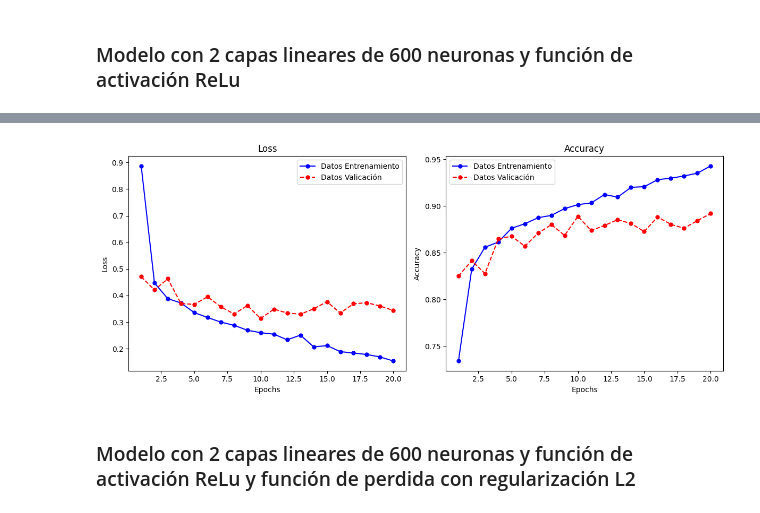
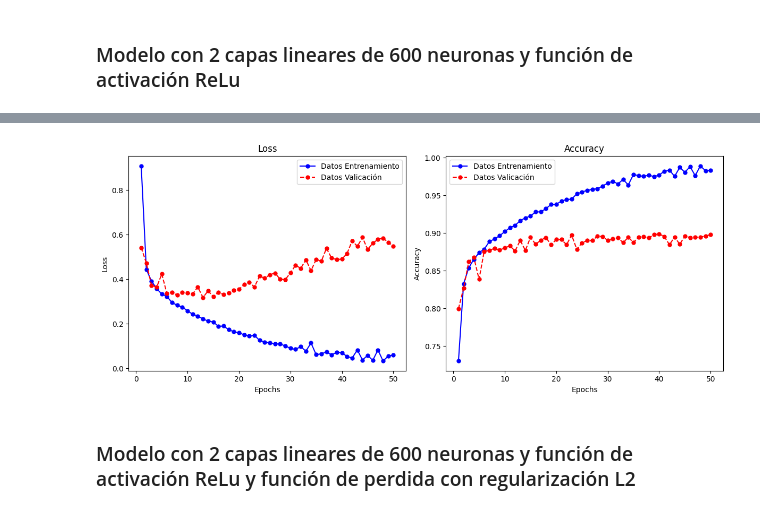
Before and after one commit to ddaza030/fashion_mnist_api, a Jupyter notebook: notebooks/creacion_modelo.ipynb, the cells around one changed output, grey strips where cells are left out. Drawn from its saved outputs; the diff is of its cells as text; code cells hidden in the pictures.

```diff
--- a/notebooks/creacion_modelo.ipynb
+++ b/notebooks/creacion_modelo.ipynb
@@ -197,7 +199,6 @@ class NNFashionMnist(nn.Module):
 model = NNFashionMnist().to(device)
 
 lr = 0.001
-epochs = 10
 funcion_de_perdida = nn.CrossEntropyLoss()
 
 optimizador = torch.optim.RMSprop(model.parameters(), lr=lr)
@@ -207,7 +208,7 @@ train_losses, val_losses, train_accs, val_accs, model_parameters = train_model(
     val_loader,
     optimizador,
     funcion_de_perdida,
-    epochs=20,
+    epochs=50,
 )
 
 graficar(
@@ -244,3 +242,3 @@ Epoch [20/20], Train Loss: 0.1539, Train Acc: 0.9430, Val Loss: 0.3437, Val Acc:
-[figure, old version]
+[figure, new version]
 # %% [markdown]
 ### Modelo con 2 capas lineares de 600 neuronas y función de activación ReLu y función de perdida con regularización L2
```
Also changed, not shown: parts of 29 cells of this notebook.
